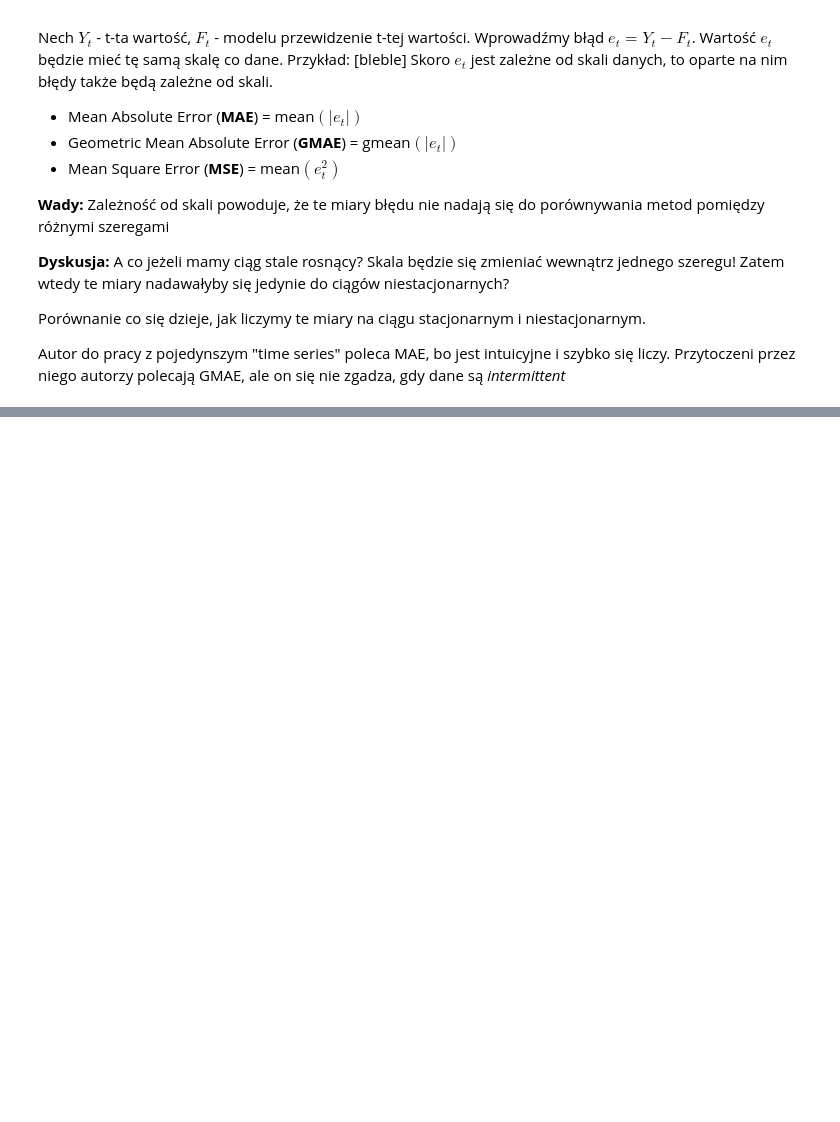
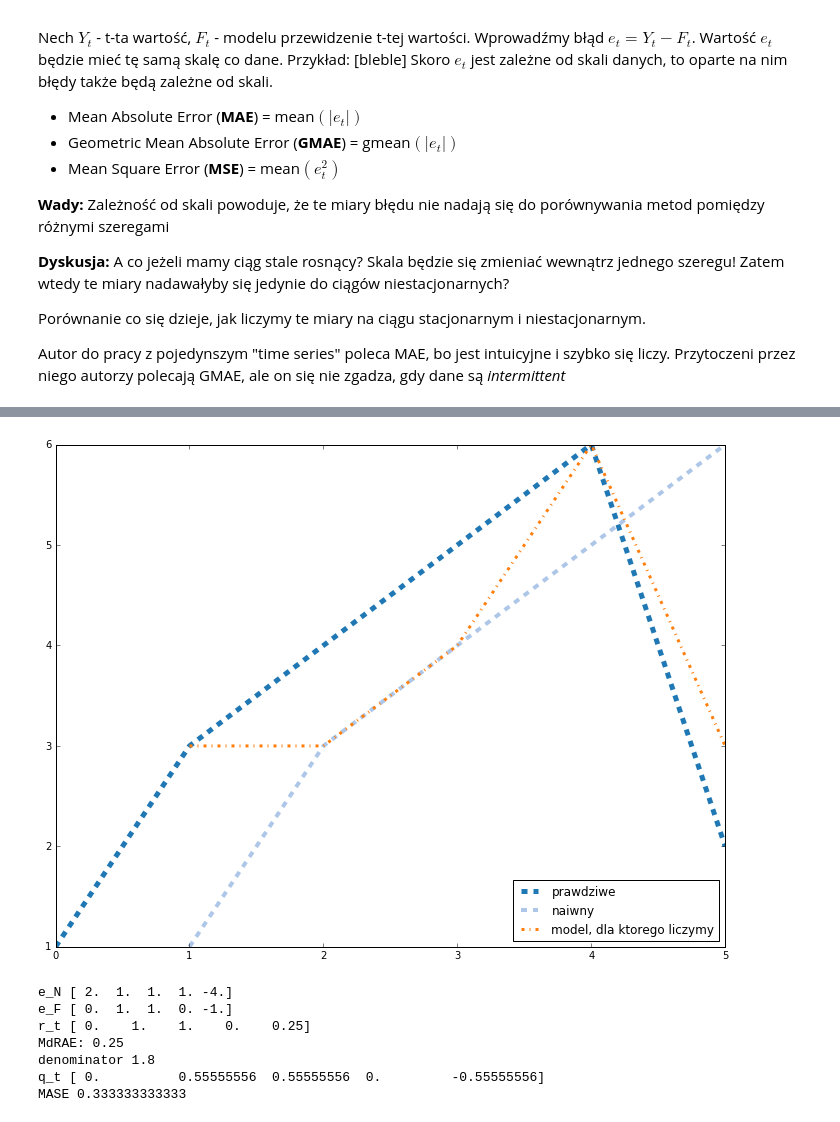
Before and after one commit to gmum/TimeSeriesNotes, a Jupyter notebook: Model_Selection_and_Evaluation.ipynb, the cells around one changed output, grey strips where cells are left out. Saved outputs shown, nothing was run; the diff lists cells and outputs as text; code cells hidden in the pictures; blank space fills up the shorter version.

```diff
--- a/Model_Selection_and_Evaluation.ipynb
+++ b/Model_Selection_and_Evaluation.ipynb
@@ -67,0 +108,64 @@ Autor do pracy z pojedynszym "time series" poleca MAE, bo jest intuicyjne i szyb
+# %%
+% matplotlib inline
+import matplotlib.pyplot as plt
+import numpy as np
+# kolory
+# These are the "Tableau 20" colors as RGB.
+tableau20 = [(31, 119, 180), (174, 199, 232), (255, 127, 14), (255, 187, 120),
+             (44, 160, 44), (152, 223, 138), (214, 39, 40), (255, 152, 150),
+             (148, 103, 189), (197, 176, 213), (140, 86, 75), (196, 156, 148),
+             (227, 119, 194), (247, 182, 210), (127, 127, 127), (199, 199, 199),
+             (188, 189, 34), (219, 219, 141), (23, 190, 207), (158, 218, 229)]
+
+# Scale the RGB values to the [0, 1] range, which is the format matplotlib accepts.
+for i in range(len(tableau20)):
+    r, g, b = tableau20[i]
+    tableau20[i] = (r / 255., g / 255., b / 255.)
+
+# dane
+Y = [1, 3, 4, 5, 6, 2]
+N = Y[:-1]
+F = [3, 3, 4, 6, 3]
+ran = range(len(Y))
+
+plt.figure(figsize=(12, 9))
+
+plt.plot(ran, Y, '--', lw=5, c=tableau20[0], label="prawdziwe")
+plt.plot(ran[1:], N, '--', lw=4, c=tableau20[1], label="naiwny")
+plt.plot(ran[1:], F, '-.', lw=3, c=tableau20[2], label="model, dla ktorego liczymy")
+
+plt.legend(loc=4)
+
+plt.show()
+
+e_N = np.array(Y[1:], dtype=float) - np.array(N, dtype=float)
+e_F = np.array(Y[1:], dtype=float) - np.array(F, dtype=float)
+
+print 'e_N', e_N
+print "e_F", e_F
+
+# MdRAE
+r_t = e_F/e_N
+print 'r_t', r_t
+
+MdRAE = np.median(np.abs(r_t))
+print 'MdRAE:', MdRAE
+
+# MASE
+denominator = np.mean(np.abs(e_N))
+q_t = e_F/denominator
+
+print 'denominator', denominator
+print 'q_t', q_t
+
+MASE = np.mean(np.abs(q_t))
+print 'MASE', MASE
+# %% [output]
+[figure, added]
+e_N [ 2.  1.  1.  1. -4.]
+e_F [ 0.  1.  1.  0. -1.]
+r_t [ 0.    1.    1.    0.    0.25]
+MdRAE: 0.25
+denominator 1.8
+q_t [ 0.          0.55555556  0.55555556  0.         -0.55555556]
+MASE 0.333333333333
```
Also changed, not shown: parts of 1 cell of this notebook.
